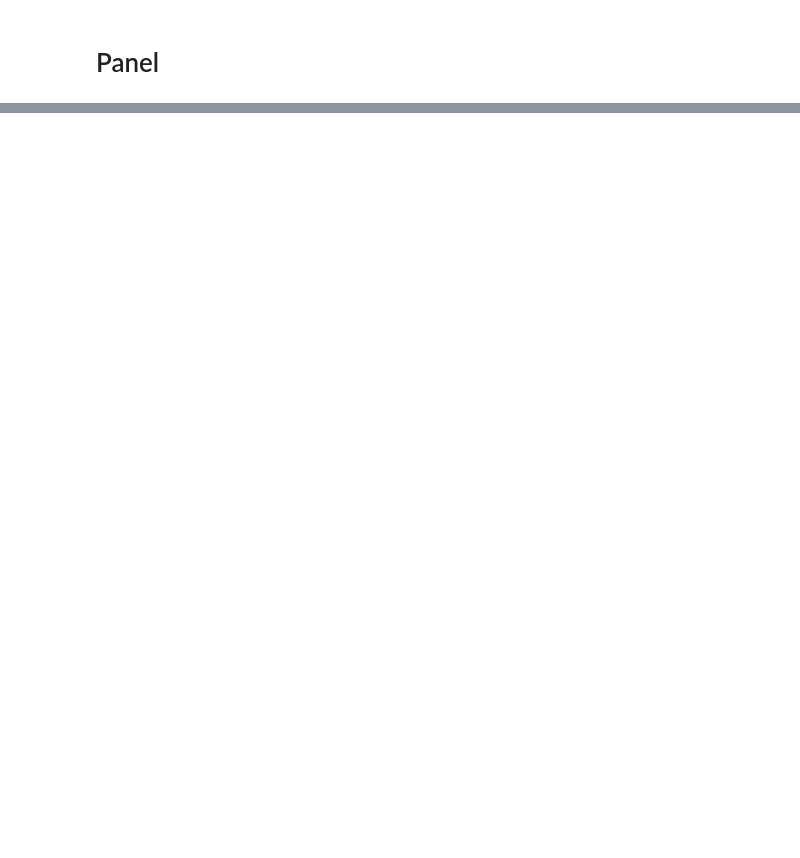
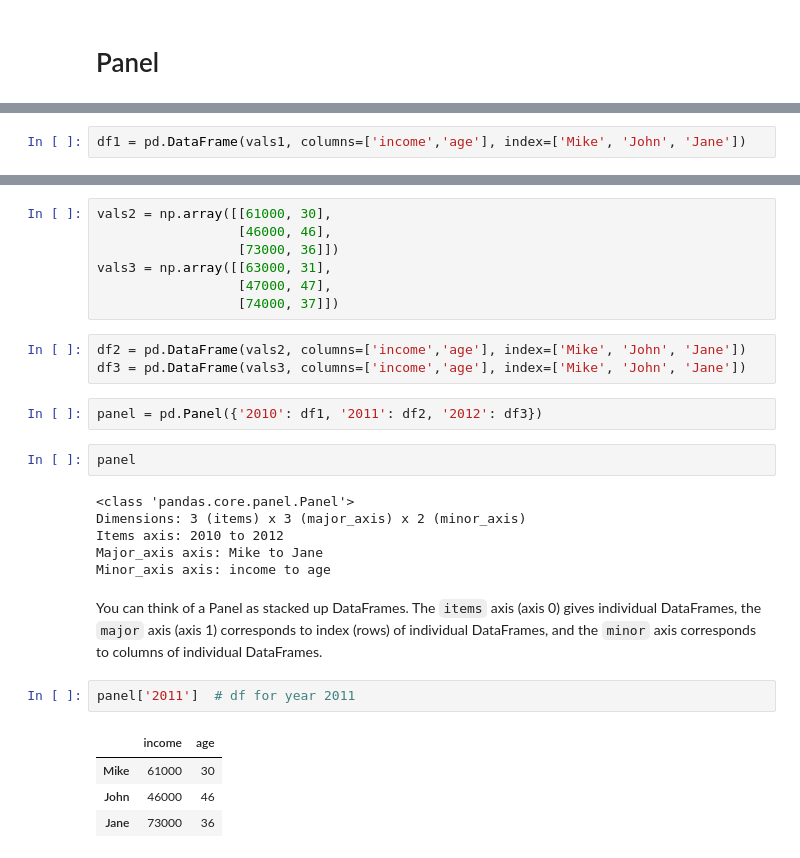
Before and after one commit to ambujtewari/stats607a-fall2014, a Jupyter notebook: Lecture 09.ipynb, the cells around one changed output, grey strips where cells are left out. Cells and saved outputs as stored; diff of their text form; blank space fills up the shorter version.

```diff
--- a/Lecture 09.ipynb
+++ b/Lecture 09.ipynb
@@ -490,0 +484,2 @@ df.dropna(thresh=3)  # only Mike will get dropped since our threshold is 3 missi
+# %%
+df1 = pd.DataFrame(vals1, columns=['income','age'], index=['Mike', 'John', 'Jane'])
@@ -490,0 +493,29 @@ df.dropna(thresh=3)  # only Mike will get dropped since our threshold is 3 missi
+# %%
+vals2 = np.array([[61000, 30],
+                  [46000, 46],
+                  [73000, 36]])
+vals3 = np.array([[63000, 31],
+                  [47000, 47],
+                  [74000, 37]])
+# %%
+df2 = pd.DataFrame(vals2, columns=['income','age'], index=['Mike', 'John', 'Jane'])
+df3 = pd.DataFrame(vals3, columns=['income','age'], index=['Mike', 'John', 'Jane'])
+# %%
+panel = pd.Panel({'2010': df1, '2011': df2, '2012': df3})
+# %%
+panel
+# %% [output]
+<class 'pandas.core.panel.Panel'>
+Dimensions: 3 (items) x 3 (major_axis) x 2 (minor_axis)
+Items axis: 2010 to 2012
+Major_axis axis: Mike to Jane
+Minor_axis axis: income to age
+# %% [markdown]
+You can think of a Panel as stacked up DataFrames. The `items` axis (axis 0) gives individual DataFrames, the `major` axis (axis 1) corresponds to index (rows) of individual DataFrames, and the `minor` axis corresponds to columns of individual DataFrames.
+# %%
+panel['2011']  # df for year 2011
+# %% [output]
+|  | income | age |
+| Mike | 61000 | 30 |
+| John | 46000 | 46 |
+| Jane | 73000 | 36 |
```
Also changed, not shown: parts of 23 cells of this notebook.
